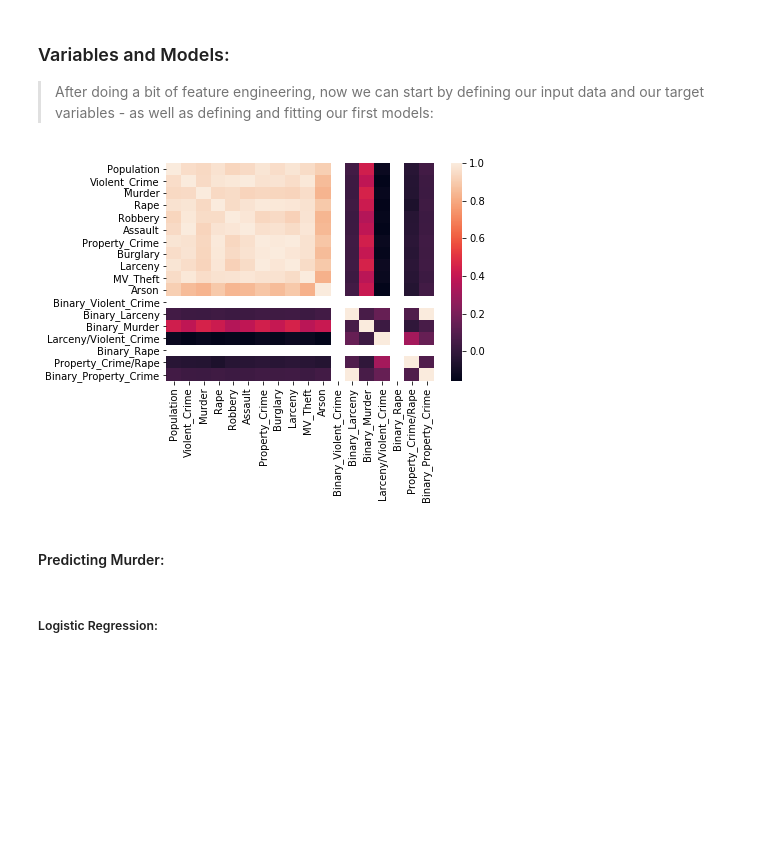
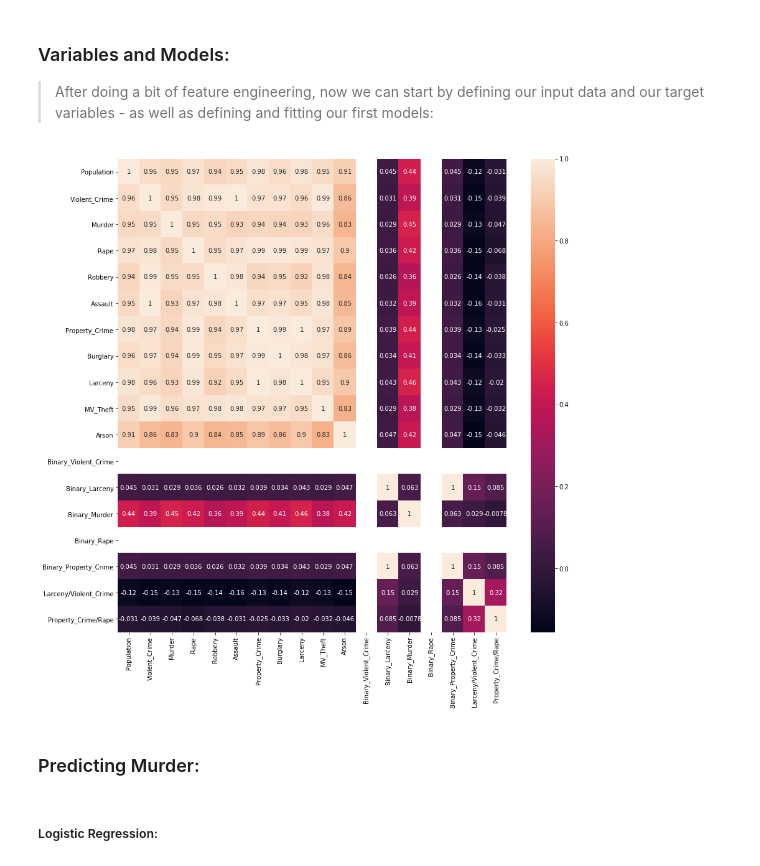
Before and after one commit to Begecky/Thinkful_Materials, a Jupyter notebook: 3.3.4_Challenge.ipynb, the cells around one changed output. Saved outputs shown, nothing was run; the diff lists cells and outputs as text; code cells hidden in the pictures; blank space fills up the shorter version.

```diff
--- a/3.3.4_Challenge.ipynb
+++ b/3.3.4_Challenge.ipynb
@@ -54,9 +54,10 @@ data = data.dropna(axis = 0, how = 'any')
 from sklearn import linear_model
 from sklearn.model_selection import train_test_split, cross_val_score
 # %%
-plt.show(sns.heatmap(data.corr()))
+f, ax = plt.subplots(figsize = (14, 14))
+plt.show(sns.heatmap(data.corr(), annot = True))
 # %% [output]
-[figure, old version]
+[figure, new version]
 # %% [markdown]
-#### Predicting Murder:
+### Predicting Murder:
 # %%
```
Also changed, not shown: parts of 15 cells of this notebook.
